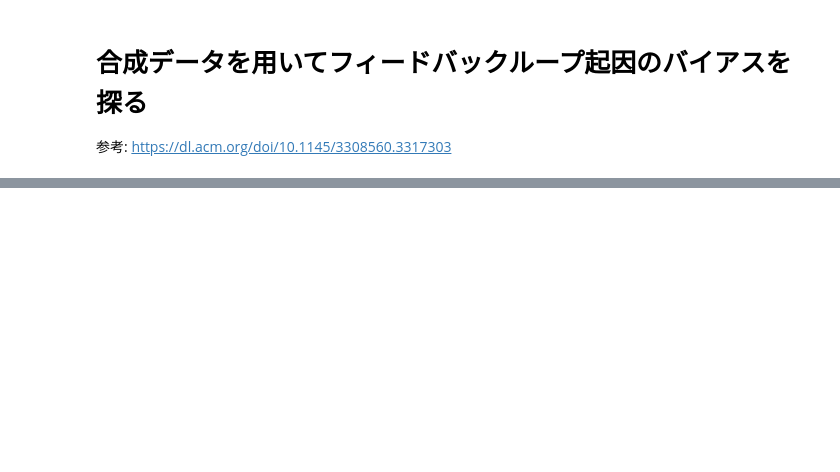
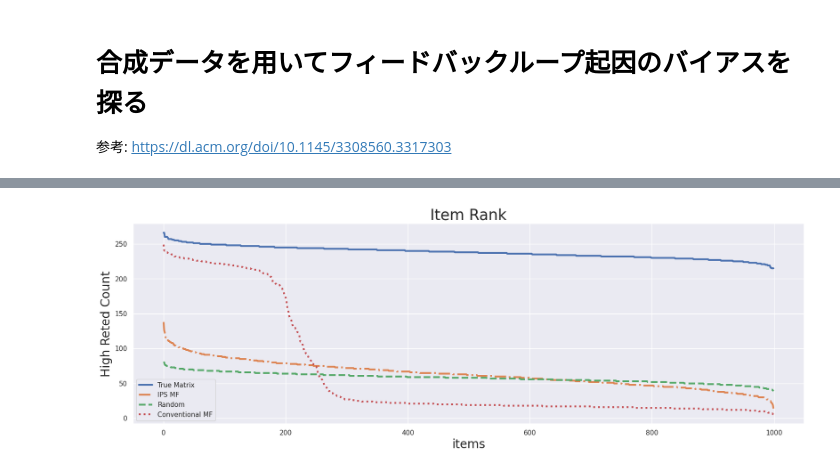
Before and after one commit to tatsuki1107/recsys-training, a Jupyter notebook: notebook/feedbackloop.ipynb, the cells around one changed output, grey strips where cells are left out. Saved outputs shown, nothing was run; the diff lists cells and outputs as text; code cells hidden in the pictures; blank space fills up the shorter version.

```diff
--- a/notebook/feedbackloop.ipynb
+++ b/notebook/feedbackloop.ipynb
@@ -345,0 +456,23 @@ plt.show()
+# %%
+# あまり人気のない商品を高評価してる人にちゃんとそのアイテムを渡せているか確かめる。でなければ普遍学習している意味がない
+items = [i for i in range(num_item)]
+
+high_r = np.where(ratings>=4, ratings, 0)
+high_ips_mat = np.where(ips_pivot>=4, ips_pivot, 0)
+high_random_mat = np.where(random_r_df.values>=4, random_r_df.values, 0)
+high_mf_mat = np.where(mf_pivot>=4, mf_pivot, 0)
+
+plt.figure(figsize=(20,6))
+plt.plot(items, np.sort(np.count_nonzero(high_r, axis=0))[::-1], linewidth=3, label="True Matrix")
+plt.plot(items, np.sort(np.count_nonzero(high_ips_mat, axis=0))[::-1], label="IPS MF", linewidth=3, linestyle="dashdot")
+plt.plot(items, np.sort(np.count_nonzero(high_random_mat, axis=0))[::-1], label="Random", linewidth=3, linestyle="dashed")
+plt.plot(items, np.sort(np.count_nonzero(high_mf_mat, axis=0))[::-1], label='Conventional MF', linewidth=3, linestyle="dotted")
+
+plt.title('Item Rank', fontdict=dict(size=25))
+plt.xlabel("items", fontdict=dict(size=20))
+plt.ylabel("High Reted Count", fontdict=dict(size=20))
+
+plt.legend()
+plt.show()
+# %% [output]
+[figure, added]
```
Also changed, not shown: parts of 21 cells of this notebook.
